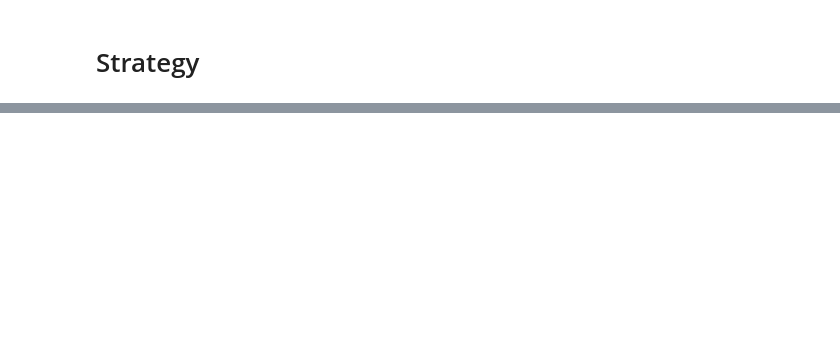
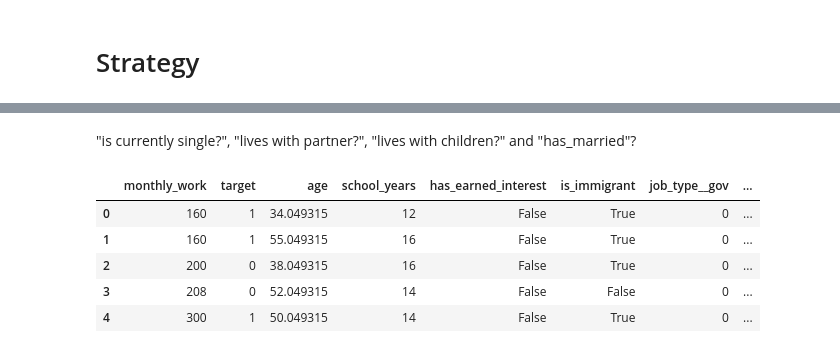
Before and after one commit to vascosmota/ldsa-final-assignment, a Jupyter notebook: Dataset Analysis.ipynb, the cells around one changed output, grey strips where cells are left out. Drawn from its saved outputs; the diff is of its cells as text; code cells hidden in the pictures; blank space fills up the shorter version.

```diff
--- a/Dataset Analysis.ipynb
+++ b/Dataset Analysis.ipynb
@@ -144,0 +398,28 @@ df_initial_renamed.earned_dividends
+# %%
+def pipeline(df_in):
+    df = copy.deepcopy(df_in)
+    df = rename_columns(df)
+    df = drop_variables(df, ['id', 'gender', 'earned_dividends', 'profession'])
+    df['age'] = years_old(df)
+    df['school_years'] = df.school_level.apply(convert_school_level)
+    df['has_earned_interest'] = binarize_interest_earned(df)
+    df['is_immigrant'] = is_immigrant(df)
+    df['job_type_grouped'] = df.job_type.apply(group_job_types)
+    df = pd.get_dummies(df, prefix='job_type_', columns=['job_type_grouped'])
+    df['is_currently_single'] = is_currently_single(df)
+    df['is_white'] = is_white(df)
+    df = drop_variables(df, ['school_level', 'interest_earned', 'birth_date', 'job_type', 'country_of_origin','domestic_status', 'domestic_relationship_type', 'ethnicity'])
+    return df
+# %%
+df_all= pipeline(df_initial)
+# %% [markdown]
+ "is currently single?", "lives with partner?", "lives with children?" and "has_married"?
+# %%
+df_all.head()
+# %% [output]
+|  | monthly_work | target | age | school_years | has_earned_interest | is_immigrant | job_type__gov | ... |
+| 0 | 160 | 1 | 34.049315 | 12 | False | True | 0 | ... |
+| 1 | 160 | 1 | 55.049315 | 16 | False | True | 0 | ... |
+| 2 | 200 | 0 | 38.049315 | 16 | False | True | 0 | ... |
+| 3 | 208 | 0 | 52.049315 | 14 | False | False | 0 | ... |
+| 4 | 300 | 1 | 50.049315 | 14 | False | True | 0 | ... |
```
Also changed, not shown: parts of 36 cells of this notebook, 1 other file.
